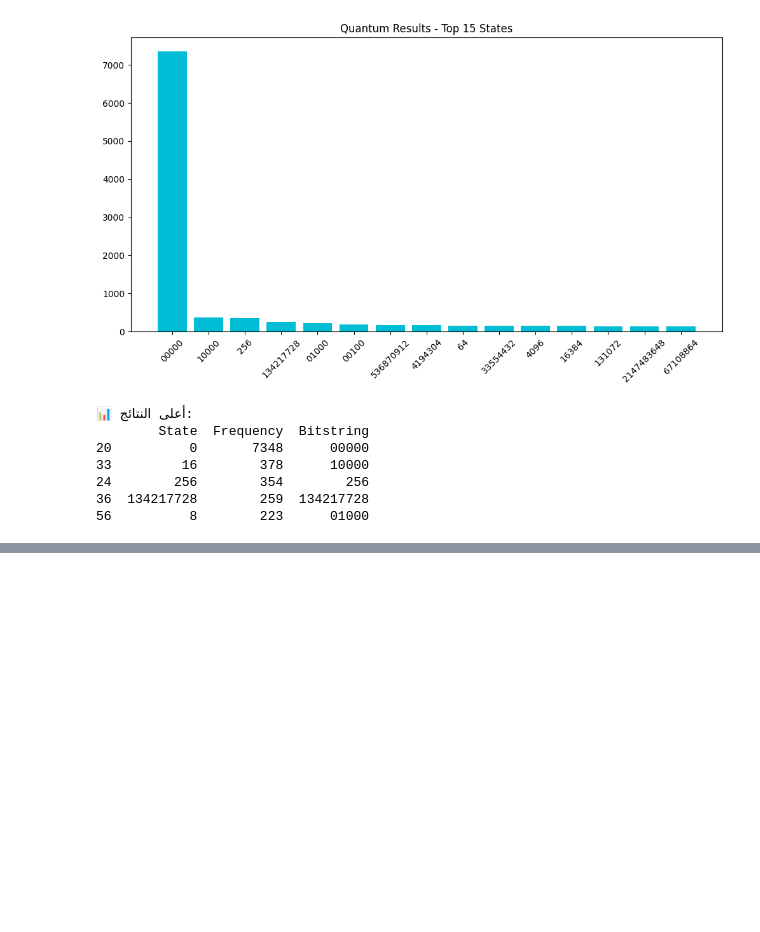
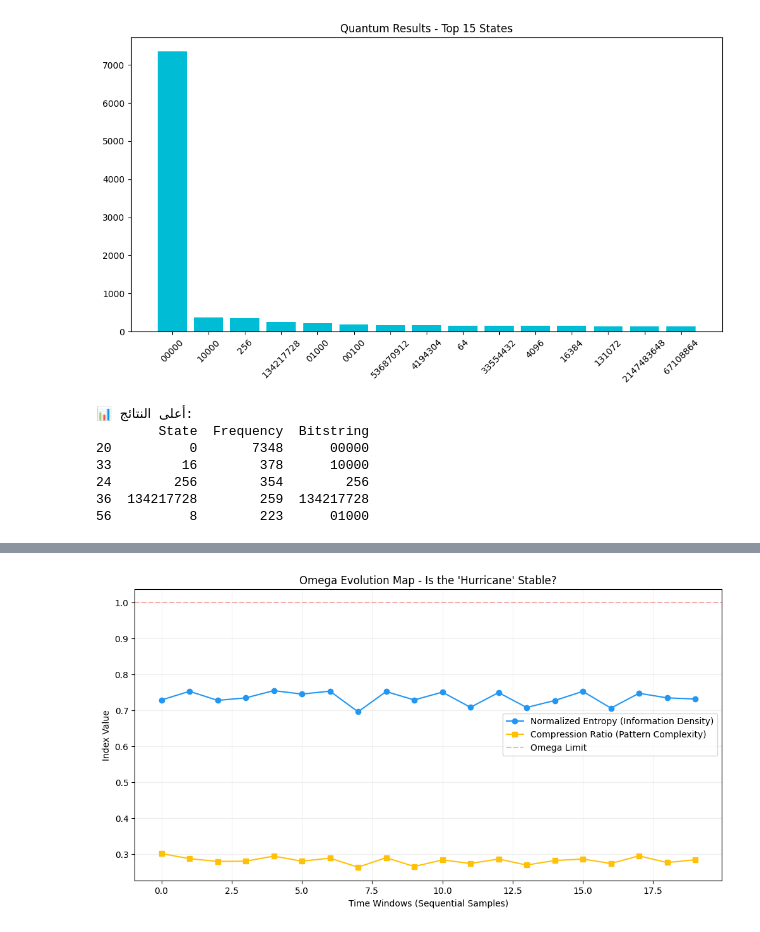
Before and after one commit to hamidchaouchi/ibm-127-qubit, a Jupyter notebook: ibm-127-qubit.ipynb, the cells around one changed output, grey strips where cells are left out. Drawn from its saved outputs; the diff is of its cells as text; code cells hidden in the pictures; blank space fills up the shorter version.

```diff
--- a/ibm-127-qubit.ipynb
+++ b/ibm-127-qubit.ipynb
@@ -795,0 +1315,36 @@ print(peak_data)
+# %%
+import numpy as np
+import matplotlib.pyplot as plt
+import zlib
+from scipy.stats import entropy
+
+# تقسيم البيانات إلى 20 نافذة زمنية لرصد التطور
+n_windows = 20
+chunks = np.array_split(clean_data, n_windows)
+
+entropy_trend = []
+compression_trend = []
+
+for chunk in chunks:
+    # 1. حساب الإنتروبي للنافذة
+    _, counts = np.unique(chunk, return_counts=True)
+    ent = entropy(counts, base=2) / np.log2(len(chunk)) # تطبيع الإنتروبي
+    entropy_trend.append(ent)
+
+    # 2. حساب قابلية الضغط للنافذة
+    ratio = len(zlib.compress(chunk.tobytes())) / chunk.nbytes
+    compression_trend.append(ratio)
+
+# 3. رسم "خريطة استقرار أوميغا"
+plt.figure(figsize=(12, 6))
+plt.plot(entropy_trend, 'o-', label='Normalized Entropy (Information Density)', color='#2196F3')
+plt.plot(compression_trend, 's-', label='Compression Ratio (Pattern Complexity)', color='#FFC107')
+plt.axhline(y=1.0, color='r', linestyle='--', alpha=0.3, label='Omega Limit')
+plt.title("Omega Evolution Map - Is the 'Hurricane' Stable?")
+plt.xlabel("Time Windows (Sequential Samples)")
+plt.ylabel("Index Value")
+plt.legend()
+plt.grid(True, alpha=0.2)
+plt.show()
+# %% [output]
+[figure, added]
```
Also changed, not shown: parts of 28 cells of this notebook.
